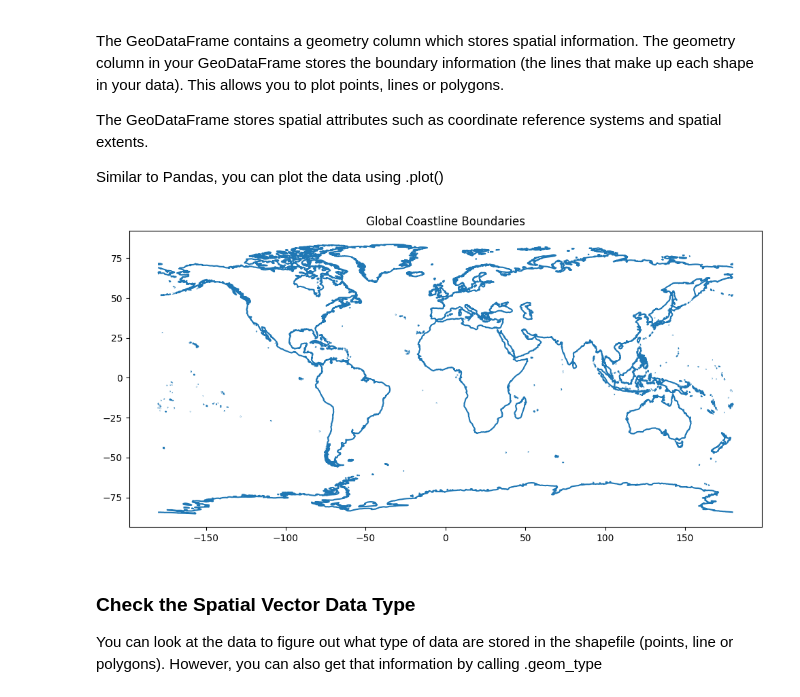
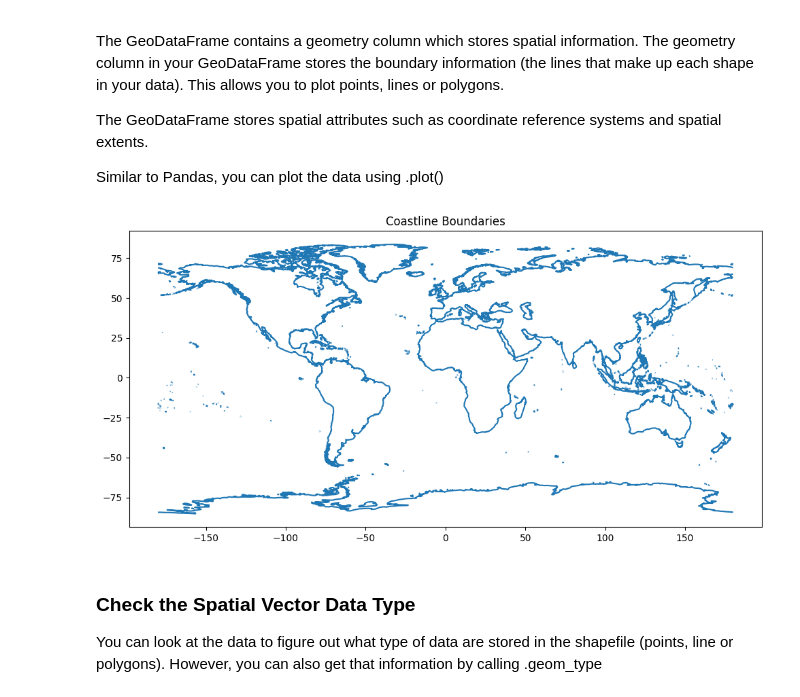
Before and after one commit to samposoini/WaterDig, a Jupyter notebook: CodeSprints/VectorData101.ipynb, the cells around one changed output. Saved outputs shown, nothing was run; the diff lists cells and outputs as text; code cells hidden in the pictures.

```diff
--- a/CodeSprints/VectorData101.ipynb
+++ b/CodeSprints/VectorData101.ipynb
@@ -127,13 +125,13 @@ Similar to Pandas, you can plot the data using .plot()
 # %%
 # Plot the data
 f, ax1 = plt.subplots(figsize=(12, 6))
 coastlines.plot(ax=ax1)
 
 # Add a title to your plot
-ax1.set(title="Global Coastline Boundaries")
+ax1.set(title="Coastline Boundaries")
 plt.show()
 # %% [output]
-[figure, old version]
+[figure, new version]
 # %% [markdown]
 ### Check the Spatial Vector Data Type
 You can look at the data to figure out what type of data are stored in the shapefile (points, line or polygons). However, you can also get that information by calling .geom_type
```
Also changed, not shown: parts of 5 cells of this notebook.
